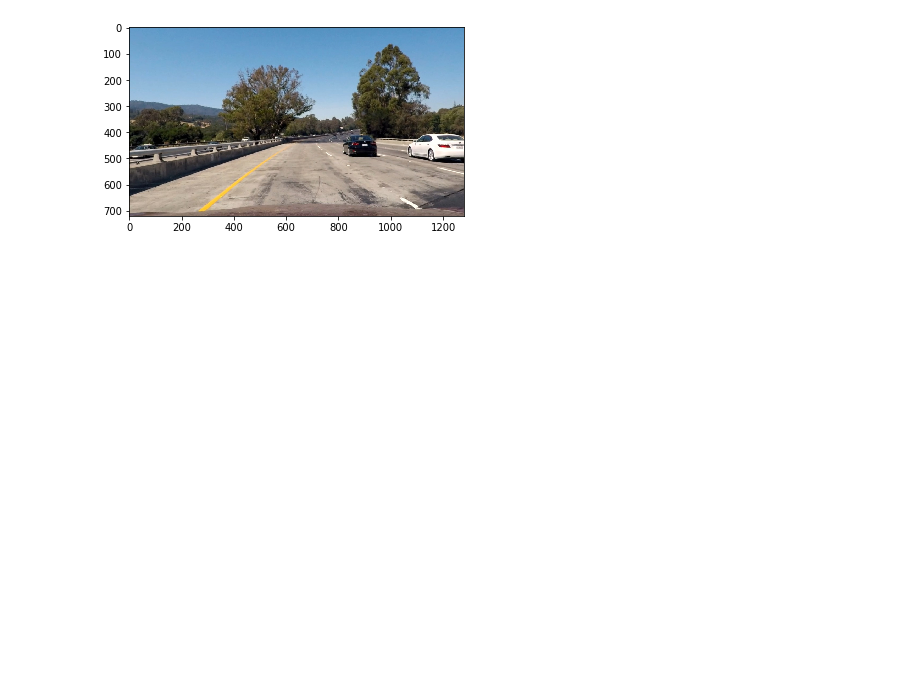
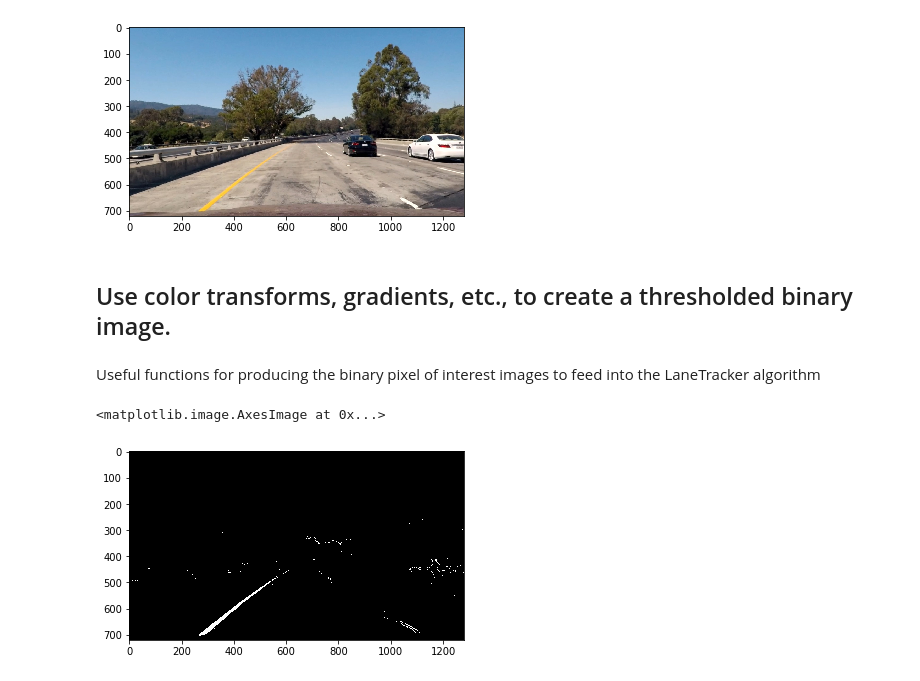
Before and after one commit to AravindaDP/CarND-Advanced-Lane-Lines, a Jupyter notebook: project.ipynb, the cells around one changed output. Cells and saved outputs as stored; diff of their text form; code cells hidden in the pictures; blank space fills up the shorter version.

Commit message:
Pipeline (single images)
Image pipeline for single images.

```diff
--- a/project.ipynb
+++ b/project.ipynb
@@ -86,12 +86,15 @@ plt.show()
 # %% [output]
 [figure]
 # %%
+image_path = 'test_images\\test1.jpg'
+image_file = image_path.split('\\')[-1]
+
 # Test undistortion on an test image
-img = cv2.imread('test_images/test1.jpg')
+img = cv2.imread(image_path)
 img_size = (img.shape[1], img.shape[0])
 
 dst_img = cv2.undistort(img, mtx, dist, None, mtx)
-cv2.imwrite('output_images/test1_undist.jpg',dst_img)
+cv2.imwrite('output_images/'+image_file.split('.')[0]+'_undist.jpg',dst_img)
 
 dst_img = cv2.cvtColor(dst_img, cv2.COLOR_BGR2RGB)
 # Visualize undistorted image
@@ -99,3 +102,5 @@ plt.imshow(dst_img)
 # %% [output]
 <matplotlib.image.AxesImage at 0x...>
 [figure]
+# %% [markdown]
+## Use color transforms, gradients, etc., to create a thresholded binary image.
@@ -101,0 +112,2 @@ plt.imshow(dst_img)
+# %% [markdown]
+Useful functions for producing the binary pixel of interest images to feed into the LaneTracker algorithm
@@ -101,0 +191,15 @@ plt.imshow(dst_img)
+# %%
+thresholds = {}
+thresholds['l_thresh']=(240, 255)
+thresholds['b_thresh']=(170, 255)
+thresholds['grad_thresh']=(10, 255)
+thresholds['dir_thresh']=(np.pi*0.10, np.pi*0.40)
+
+result = pipeline(dst_img, thresholds['l_thresh'], thresholds['b_thresh'], thresholds['grad_thresh'], thresholds['dir_thresh'])
+cv2.imwrite('output_images/binary_combo_example.jpg',result)
+
+# Visualize binary image
+plt.imshow(result,cmap='gray')
+# %% [output]
+<matplotlib.image.AxesImage at 0x...>
+[figure, added]
```
Also changed, not shown: parts of 12 cells of this notebook, 8 other files.
